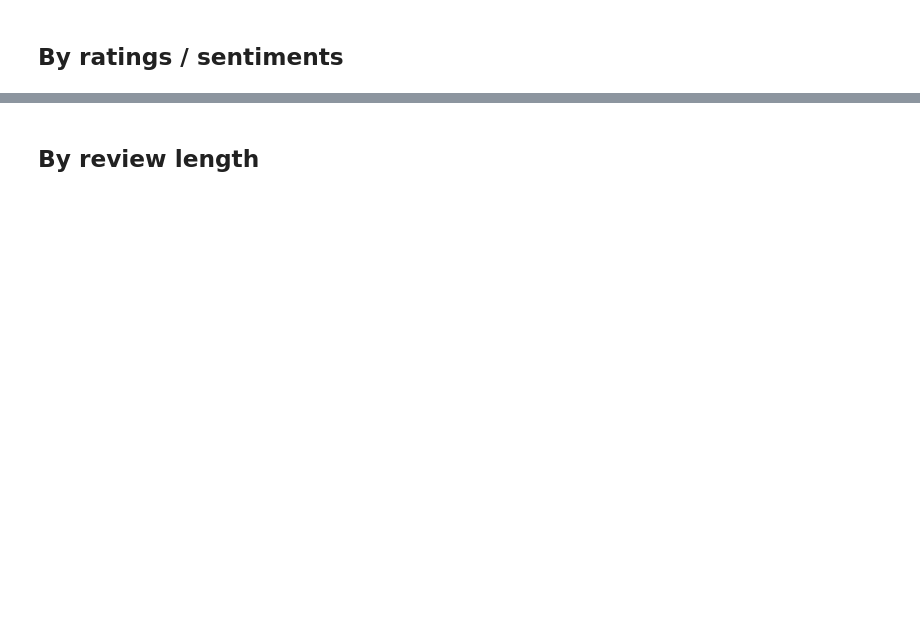
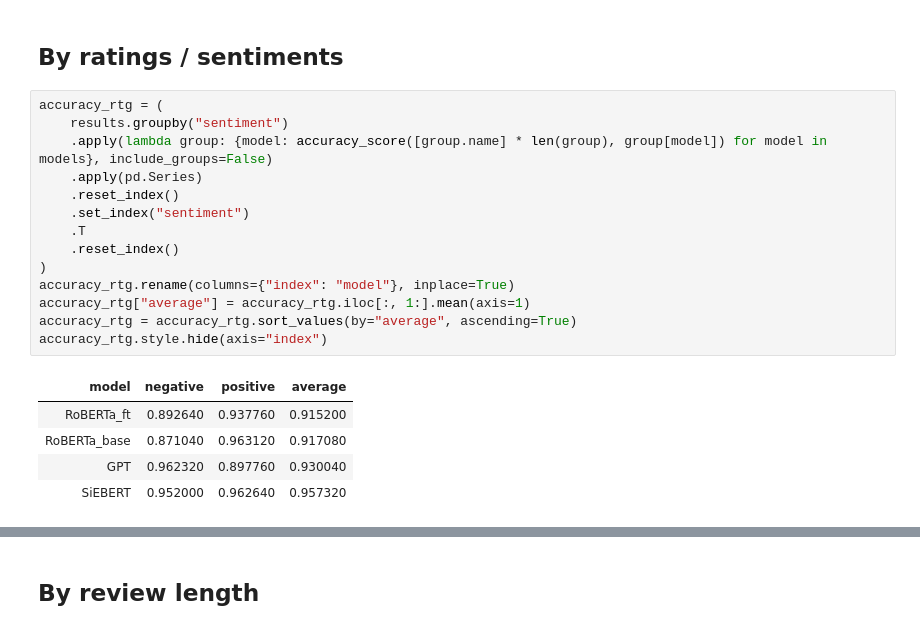
Before and after one commit to MaelDieudonne/3A-ML-NLP, a Jupyter notebook: mini-project/results.ipynb, the cells around one changed output, grey strips where cells are left out. Cells and saved outputs as stored; diff of their text form; blank space fills up the shorter version.

```diff
--- a/mini-project/results.ipynb
+++ b/mini-project/results.ipynb
@@ -38,5 +48,25 @@ accuracy_avg.style.hide(axis="index")
 # %% [markdown]
 ## By ratings / sentiments
+# %%
+accuracy_rtg = (
+    results.groupby("sentiment")
+    .apply(lambda group: {model: accuracy_score([group.name] * len(group), group[model]) for model in models}, include_groups=False)
+    .apply(pd.Series)
+    .reset_index()
+    .set_index("sentiment")
+    .T
+    .reset_index()
+)
+accuracy_rtg.rename(columns={"index": "model"}, inplace=True)
+accuracy_rtg["average"] = accuracy_rtg.iloc[:, 1:].mean(axis=1)
+accuracy_rtg = accuracy_rtg.sort_values(by="average", ascending=True)
+accuracy_rtg.style.hide(axis="index")
+# %% [output]
+| model | negative | positive | average |
+| RoBERTa_ft | 0.892640 | 0.937760 | 0.915200 |
+| RoBERTa_base | 0.871040 | 0.963120 | 0.917080 |
+| GPT | 0.962320 | 0.897760 | 0.930040 |
+| SiEBERT | 0.952000 | 0.962640 | 0.957320 |
 # %%
 accuracy_rtg = (
     results.groupby("rating")
```
Also changed, not shown: parts of 11 cells of this notebook, 13 other files.
